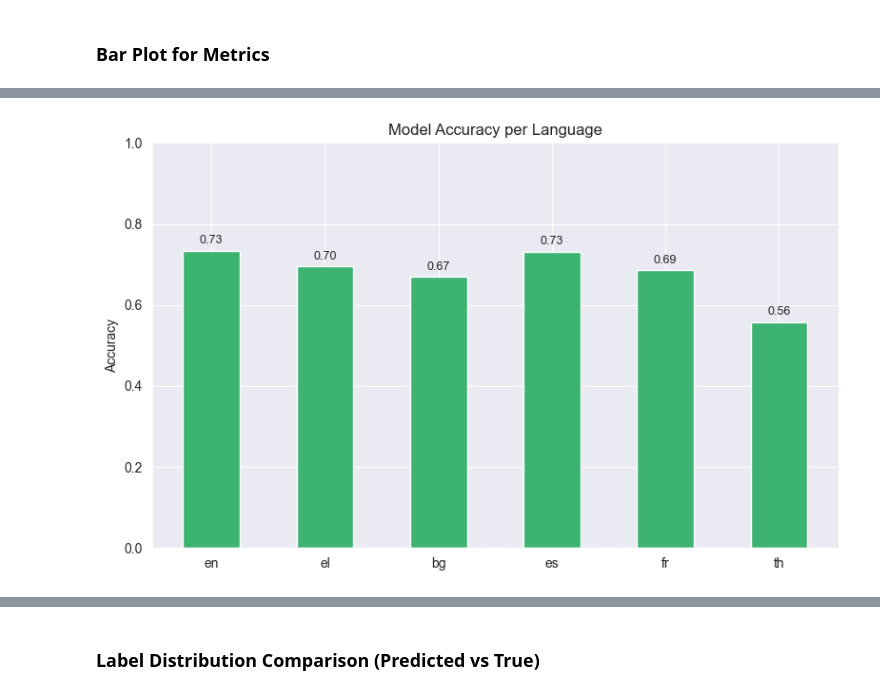
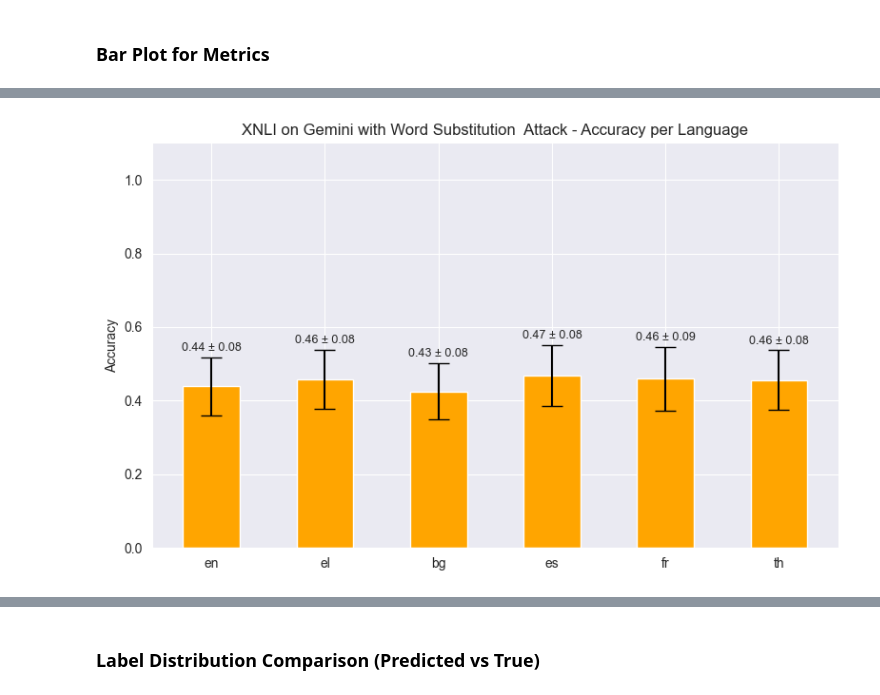
Before and after one commit to RobustML-Lab/Legal-Multilingual-Evaluation-of-LLMs, a Jupyter notebook: Pipeline/output/graphs/make_graphs.ipynb, the cells around one changed output, grey strips where cells are left out. Drawn from its saved outputs; the diff is of its cells as text; code cells hidden in the pictures.

```diff
--- a/Pipeline/output/graphs/make_graphs.ipynb
+++ b/Pipeline/output/graphs/make_graphs.ipynb
@@ -136,17 +148,23 @@ variance_vals = [np.mean(language_variances[lang]) for lang in langs]
 entropy_vals = [np.mean(language_entropies[lang]) for lang in langs]
 accuracy_vals = [language_accuracies[lang] for lang in langs]
 consistency_vals = [language_consistency[lang] for lang in langs]
+# Ensure correctness_stds is defined
+correctness_stds = [np.std(language_variances[lang + '_correctness']) for lang in langs]
+
+# Create timestamped output folder
+timestamp = datetime.datetime.now().strftime("%Y%m%d_%H%M%S")
+plot_dir = os.path.join("xnli", timestamp)
+os.makedirs(plot_dir, exist_ok=True)
 
 x = np.arange(len(langs))
 width = 0.25
 
-# First Plot: Variance, Entropy, Consistency
+# === Plot 1: Variance, Entropy, Consistency ===
 plt.figure(figsize=(12, 6))
-bars1 = plt.bar(x - width, variance_vals, width, label='Variance')
+bars1 = plt.bar(x - width, variance_vals, width, label='Label Variance')
 bars2 = plt.bar(x, entropy_vals, width, label='Entropy')
 bars3 = plt.bar(x + width, consistency_vals, width, label='Consistency')
 
-# Add value labels on top
 for bars in [bars1, bars2, bars3]:
     for bar in bars:
         height = bar.get_height()
@@ -154,62 +172,31 @@ for bars in [bars1, bars2, bars3]:
 
 plt.xticks(x, langs)
 plt.ylabel("Metric Value")
-plt.title("Model Stability Metrics per Language")
+plt.title("XNLI on Gemini with Word Substitution  Attack - Model Stability Metrics per Language")
 plt.legend(loc='center left', bbox_to_anchor=(1, 0.5))
 plt.tight_layout()
-plt.show()
-
-# Second Plot: Accuracy
-plt.figure(figsize=(8, 5))
-bars = plt.bar(langs, accuracy_vals, width=0.5, color='mediumseagreen')
-
-# Add value labels
-for bar in bars:
-    height = bar.get_height()
-    plt.text(bar.get_x() + bar.get_width() / 2.0, height + 0.01, f'{height:.2f}', ha='center', va='bottom', fontsize=9)
-
-plt.ylabel("Accuracy")
-plt.ylim(0, 1)
-plt.title("Model Accuracy per Language")
-plt.tight_layout()
+plt.savefig(os.path.join(plot_dir, "stability_metrics.pdf"))
 plt.show()
 
 
-# Third Plot: Variance over Accuracy
-# Colors
-mean_color = to_rgba('mediumseagreen')  # Accuracy bars
-variance_color = to_rgba('skyblue', alpha=0.5)
-blended_color = to_rgba((0.4, 0.8, 0.6, 1.0))  # blend of green and blue
+# === Plot 2: Accuracy with ± std error bars ===
+plt.figure(figsize=(8, 5))
+bars = plt.bar(x, accuracy_vals, width=0.5, color='orange', yerr=correctness_stds, capsize=8, label='Accuracy')
 
-# Plot
-plt.figure(figsize=(10, 6))
+# Add ± error text
+for i, bar in enumerate(bars):
+    height = bar.get_height()
+    std = correctness_stds[i]
+    plt.text(bar.get_x() + bar.get_width() / 2.0, height + std + 0.01,
+             f"{height:.2f} ± {std:.2f}", ha='center', va='bottom', fontsize=9)
 
-# Draw bars (accuracy)
-bars = plt.bar(x, accuracy_vals, color=mean_color, label='Accuracy')
+plt.xticks(x, langs)
+plt.ylabel("Accuracy")
+plt.ylim(0, 1.1)
+plt.title("XNLI on Gemini with Word Substitution  Attack - Accuracy per Language")
+plt.tight_layout()
+plt.savefig(os.path.join(plot_dir, "accuracy_with_std.pdf"))
+plt.show()
 
-# Draw variance regions and blended overlaps
-for i, (acc, var) in enumerate(zip(accuracy_vals, variance_vals)):
-    # Variance area
-    plt.gca().add_patch(
-        Rectangle(
-            (i - 0.4, acc - var), 0.8, 2 * var,
-            color=variance_color, zorder=0, label='Variance' if i == 0 else ""
-        )
-    )
-    # Blended overlap
-    plt.gca().add_patch(
-        Rectangle(
-            (i - 0.4, acc - var), 0.8, min(2 * var, var),
-            color=blended_color, zorder=1
-        )
-    )
-
-# Styling
-plt.xticks(x, langs)
-plt.ylabel("Metric Value")
-plt.title("Model Accuracy with Variance per Language")
-plt.grid(axis='y')
-plt.legend(loc='center left', bbox_to_anchor=(1.02, 0.5))
-plt.tight_layout()
-plt.show()
+print(f"Plots saved in {plot_dir}")
 # %% [output]
@@ -217 +204 @@ plt.show()
-[figure, old version]
+[figure, new version]
```
Also changed, not shown: parts of 13 cells of this notebook, 51 other files.
